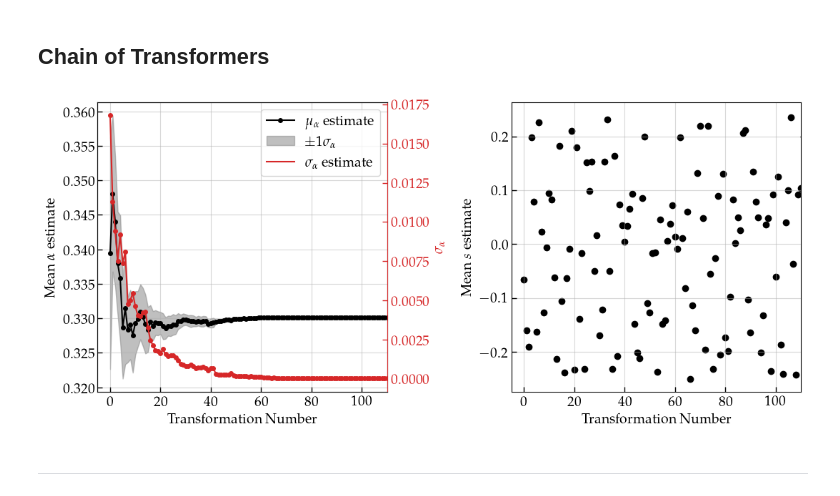
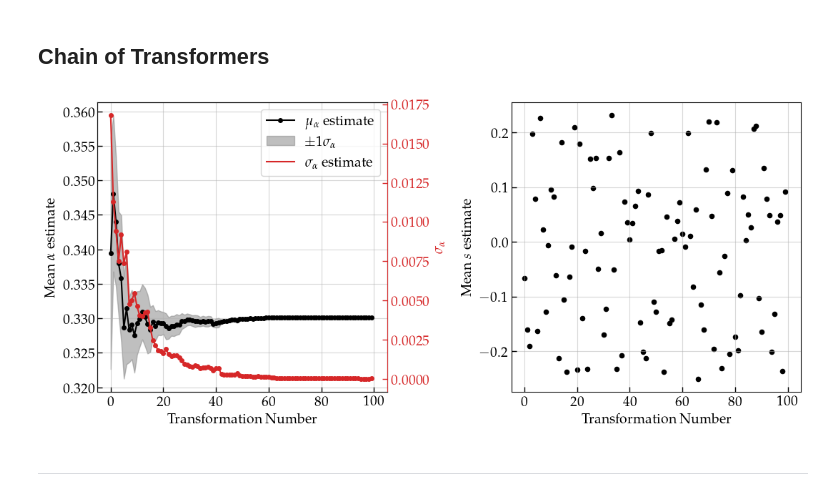
Before and after one commit to stommen/tif345_projects, a Jupyter notebook: project_3/project3_LBOS.ipynb, the cells around one changed output. Cells and saved outputs as stored; diff of their text form; code cells hidden in the pictures.

```diff
--- a/project_3/project3_LBOS.ipynb
+++ b/project_3/project3_LBOS.ipynb
@@ -591,10 +628,12 @@ plt.show()
 ## **Chain of Transformers**
 # %%
 
+# Perform multiple posterior transformations and ABC
 N_transformations = 200
 rng = np.random.default_rng(67)
-its = 1000
+its = 1000 # Number of ABC iterations per transformation
 
+# Store results
 transformation_results = {
     'alpha_samples': [],
     'alpha_mean': [],
@@ -605,13 +644,16 @@ transformation_results = {
 }
 alpha_mean_trans = None
 alpha_std_trans = None
-for i in tqdm(range(N_transformations), desc='Performing data transformations and ABC'):
-    exp_idx = rng.integers(0, n_trials)
-    y_obs_trans = board_data[exp_idx]
-    pred_trans = mlp.predict(normalize_trenches(y_obs_trans).reshape(1, -1))
-    _, s_pred_trans = scaler_Y.inverse_transform(pred_trans)[0]
+for i in tqdm(range(N_transformations), desc='Performing posterior chain transformations'):
+    exp_idx = rng.integers(0, n_trials) # Randomly select an experiment
+    y_obs_trans = board_data[exp_idx] # Observed data for the selected experiment
+    pred_trans = mlp.predict(normalize_trenches(y_obs_trans).reshape(1, -1)) # Predict parameters from observed data
+    _, s_pred_trans = scaler_Y.inverse_transform(pred_trans)[0] # Predicted s from NN
 
+    # Run ABC for the transformed observed data
     trans_result = ABC(y_obs_trans, its, summary_choice='all', h='cal', h_quantile=0.01, cal_its=1000, s_pred=s_pred_trans, s_error=s_err, alpha_mean=alpha_mean_trans, alpha_error=alpha_std_trans, disable=True)
+
+    # Retrieve and store results
     s_samples_trans = np.array(trans_result['s'])
     alpha_samples_trans = np.array(trans_result['alpha'])
     alpha_mean_trans = np.mean(alpha_samples_trans)
@@ -626,34 +668,38 @@ for i in tqdm(range(N_transformations), desc='Performing data transformations an
     transformation_results['accepted_samples'].append(len(alpha_samples_trans))
 # %%
 
+# Plot transformation results
 fig, axs = plt.subplots(1, 2, figsize=(11, 5))
-axs[0].plot(np.arange(N_transformations), transformation_results['alpha_mean'], color='k', marker='o', label=r'$\mu_\alpha$ estimate', markersize=4)
-axs[0].fill_between(np.arange(N_transformations),
-                    np.array(transformation_results['alpha_mean']) - np.array(transformation_results['alpha_std']),
-                    np.array(transformation_results['alpha_mean']) + np.array(transformation_results['alpha_std']),
+axs[0].plot(np.arange(N_transformations)[:100], transformation_results['alpha_mean'][:100], color='k', marker='o', label=r'$\mu_\alpha$ estimate', markersize=4)
+axs[0].fill_between(np.arange(N_transformations)[:100],
+                    np.array(transformation_results['alpha_mean'][:100]) - np.array(transformation_results['alpha_std'][:100]),
+                    np.array(transformation_results['alpha_mean'][:100]) + np.array(transformation_results['alpha_std'][:100]),
                     color='gray', alpha=0.5, label=r'$\pm 1\sigma_\alpha$')
 axs[0].plot([], [], color='tab:red', label=r'$\sigma_\alpha$ estimate')
 axs[0].legend()
-axs[0].set_xlim(-5, 110)
+axs[0].set_xlim(-5, 105)
+
+# Create secondary y-axis for alpha std
 ax2 = axs[0].twinx()
 ax2.tick_params(color='tab:red', labelcolor='tab:red')
 ax2.spines['right'].set_color('tab:red')
-ax2.plot(np.arange(N_transformations), transformation_results['alpha_std'], color='tab:red', marker='o', markersize=4)
+ax2.plot(np.arange(N_transformations)[:100], transformation_results['alpha_std'][:100], color='tab:red', marker='o', markersize=4)
 ax2.set_ylabel(r'$\sigma_\alpha$', color='tab:red')
 
-axs[1].scatter(np.arange(N_transformations), transformation_results['s_mean'], color='k')
+# Plot s mean estimates
+axs[1].scatter(np.arange(N_transformations)[:100], transformation_results['s_mean'][:100], color='k', s=20)
 axs[0].set_ylabel(r'Mean $\alpha$ estimate')
 axs[1].set_ylabel(r'Mean $s$ estimate')
 axs[0].set_xlabel('Transformation Number')
 axs[1].set_xlabel('Transformation Number')
 axs[0].grid(True, linestyle='-', alpha=0.5)
 axs[1].grid(True, linestyle='-', alpha=0.5)
-axs[1].set_xlim(-5, 110)
+axs[1].set_xlim(-5, 105)
 
 plt.tight_layout()
 # plt.savefig('figs/dalton_ABC_transformation_estimates.pdf', bbox_inches='tight')
 plt.show()
 # %% [output]
-[figure, old version]
+[figure, new version]
 # %% [markdown]
 ---
```
Also changed, not shown: parts of 12 cells of this notebook, 2 other files.
